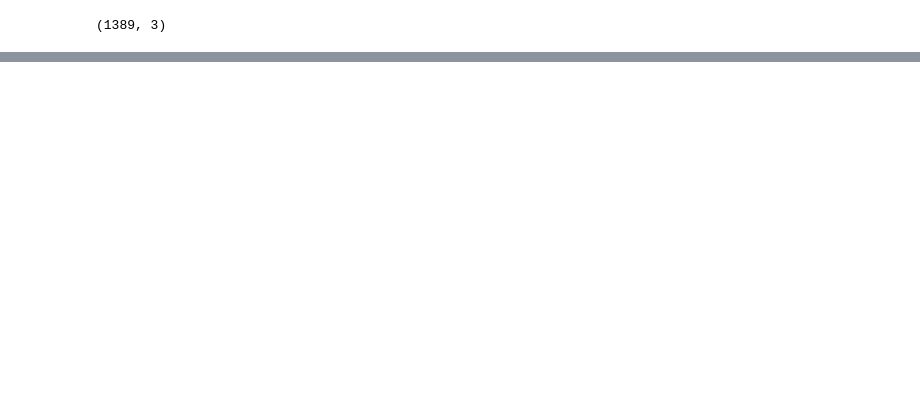
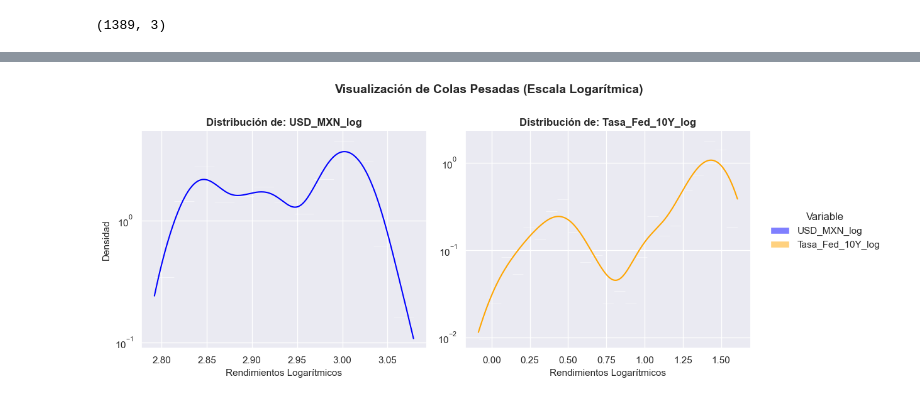
Before and after one commit to mari0ocape1-art/usd-mxn-volatility-switching-ml, a Jupyter notebook: notebook_1_1.ipynb, the cells around one changed output, grey strips where cells are left out. Drawn from its saved outputs; the diff is of its cells as text; code cells hidden in the pictures; blank space fills up the shorter version.

```diff
--- a/notebook_1_1.ipynb
+++ b/notebook_1_1.ipynb
@@ -1010,0 +471,40 @@ df_analisis.to_csv('data_analisis_logs.csv', index=True)
+# %%
+sns.set_theme(style="darkgrid")
+
+# Data en formato largo
+df_long_colas = (
+    df_main_log[['USD_MXN_log', 'Tasa_Fed_10Y_log']]
+    .reset_index()
+    .melt(
+        id_vars=df_main_log.index.name or 'Date',
+        var_name='Variable',
+        value_name='Rendimientos'
+    )
+)
+
+g = sns.displot(
+    data=df_long_colas,
+    x='Rendimientos',
+    col='Variable',
+    hue='Variable',
+    palette=['blue', 'orange'],
+    kind='hist',
+    kde=True,
+    stat='density',
+    log_scale=(False, True),
+    common_bins=False,
+    height=4.5,
+    aspect=1.2,
+    facet_kws=dict(sharex=False, sharey=False)
+)
+
+
+g.fig.suptitle('Visualización de Colas Pesadas (Escala Logarítmica)', y=1.08, fontsize=14, fontweight='bold')
+g.set_axis_labels('Rendimientos Logarítmicos', 'Densidad', fontsize=11)
+
+for ax, title_name in zip(g.axes.flat, g.col_names):
+    ax.set_title(f"Distribución de: {title_name}", fontsize=12, fontweight='bold')
+
+plt.show()
+# %% [output]
+[figure, added]
```
Also changed, not shown: parts of 106 cells of this notebook.
